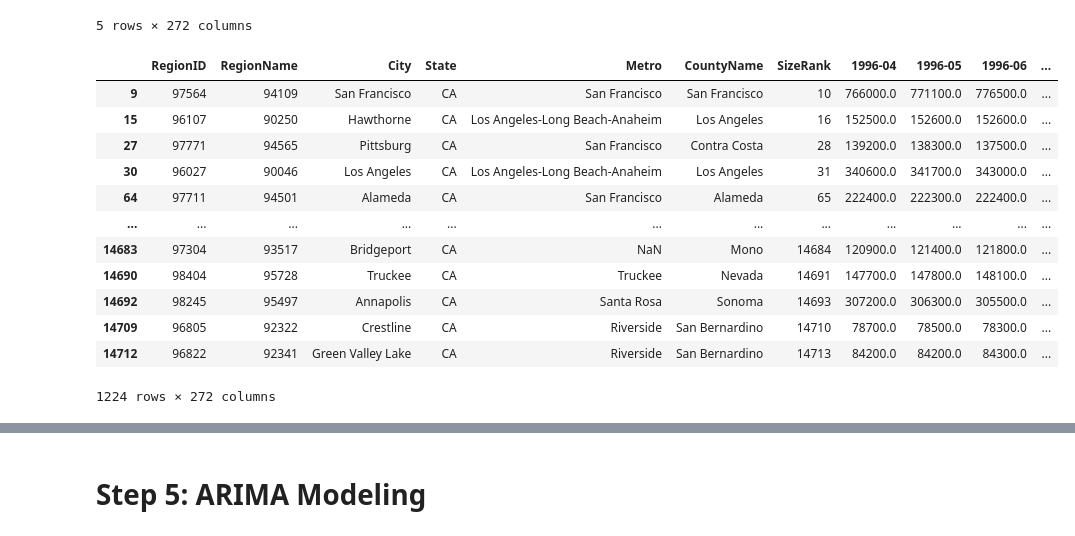
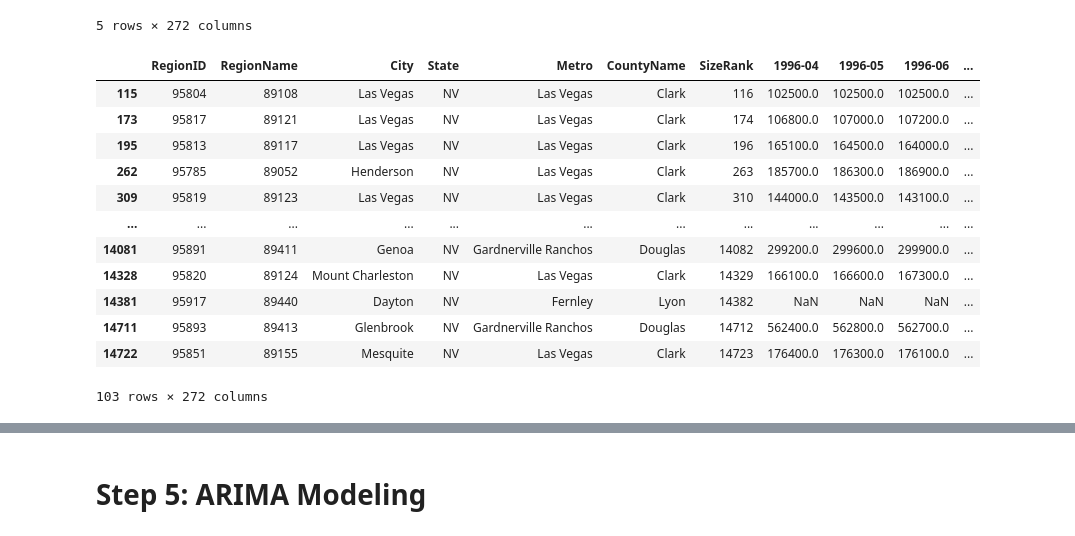
Before and after one commit to jbenedito99/Zipcode-Time-Series-Modeling, a Jupyter notebook: time-series/notebook.ipynb, the cells around one changed output, grey strips where cells are left out. Cells and saved outputs as stored; diff of their text form; code cells hidden in the pictures.

```diff
--- a/time-series/notebook.ipynb
+++ b/time-series/notebook.ipynb
@@ -47,21 +46,20 @@ zillow_df.head()
 | 4 | 93144 | 79936 | El Paso | TX | El Paso | El Paso | 5 | 77300.0 | 77300.0 | 77300.0 | ... |
 5 rows × 272 columns
 # %%
-# filter dataset so it only includes houses in Nevada
-
-ca_df = zillow_df[zillow_df['State']=='CA']
-ca_df
+# filter dataset so it only includes zipcodes in Nevada
+nv_df = zillow_df[zillow_df['State']=='NV']
+nv_df
 # %% [output]
 |  | RegionID | RegionName | City | State | Metro | CountyName | SizeRank | 1996-04 | 1996-05 | 1996-06 | ... |
-| 9 | 97564 | 94109 | San Francisco | CA | San Francisco | San Francisco | 10 | 766000.0 | 771100.0 | 776500.0 | ... |
-| 15 | 96107 | 90250 | Hawthorne | CA | Los Angeles-Long Beach-Anaheim | Los Angeles | 16 | 152500.0 | 152600.0 | 152600.0 | ... |
-| 27 | 97771 | 94565 | Pittsburg | CA | San Francisco | Contra Costa | 28 | 139200.0 | 138300.0 | 137500.0 | ... |
-| 30 | 96027 | 90046 | Los Angeles | CA | Los Angeles-Long Beach-Anaheim | Los Angeles | 31 | 340600.0 | 341700.0 | 343000.0 | ... |
-| 64 | 97711 | 94501 | Alameda | CA | San Francisco | Alameda | 65 | 222400.0 | 222300.0 | 222400.0 | ... |
+| 115 | 95804 | 89108 | Las Vegas | NV | Las Vegas | Clark | 116 | 102500.0 | 102500.0 | 102500.0 | ... |
+| 173 | 95817 | 89121 | Las Vegas | NV | Las Vegas | Clark | 174 | 106800.0 | 107000.0 | 107200.0 | ... |
+| 195 | 95813 | 89117 | Las Vegas | NV | Las Vegas | Clark | 196 | 165100.0 | 164500.0 | 164000.0 | ... |
+| 262 | 95785 | 89052 | Henderson | NV | Las Vegas | Clark | 263 | 185700.0 | 186300.0 | 186900.0 | ... |
+| 309 | 95819 | 89123 | Las Vegas | NV | Las Vegas | Clark | 310 | 144000.0 | 143500.0 | 143100.0 | ... |
 | ... | ... | ... | ... | ... | ... | ... | ... | ... | ... | ... | ... |
-| 14683 | 97304 | 93517 | Bridgeport | CA | NaN | Mono | 14684 | 120900.0 | 121400.0 | 121800.0 | ... |
-| 14690 | 98404 | 95728 | Truckee | CA | Truckee | Nevada | 14691 | 147700.0 | 147800.0 | 148100.0 | ... |
-| 14692 | 98245 | 95497 | Annapolis | CA | Santa Rosa | Sonoma | 14693 | 307200.0 | 306300.0 | 305500.0 | ... |
-| 14709 | 96805 | 92322 | Crestline | CA | Riverside | San Bernardino | 14710 | 78700.0 | 78500.0 | 78300.0 | ... |
-| 14712 | 96822 | 92341 | Green Valley Lake | CA | Riverside | San Bernardino | 14713 | 84200.0 | 84200.0 | 84300.0 | ... |
+| 14081 | 95891 | 89411 | Genoa | NV | Gardnerville Ranchos | Douglas | 14082 | 299200.0 | 299600.0 | 299900.0 | ... |
+| 14328 | 95820 | 89124 | Mount Charleston | NV | Las Vegas | Clark | 14329 | 166100.0 | 166600.0 | 167300.0 | ... |
+| 14381 | 95917 | 89440 | Dayton | NV | Fernley | Lyon | 14382 | NaN | NaN | NaN | ... |
+| 14711 | 95893 | 89413 | Glenbrook | NV | Gardnerville Ranchos | Douglas | 14712 | 562400.0 | 562800.0 | 562700.0 | ... |
+| 14722 | 95851 | 89155 | Mesquite | NV | Las Vegas | Clark | 14723 | 176400.0 | 176300.0 | 176100.0 | ... |
-1224 rows × 272 columns
+103 rows × 272 columns
```
Also changed, not shown: parts of 21 cells of this notebook.
